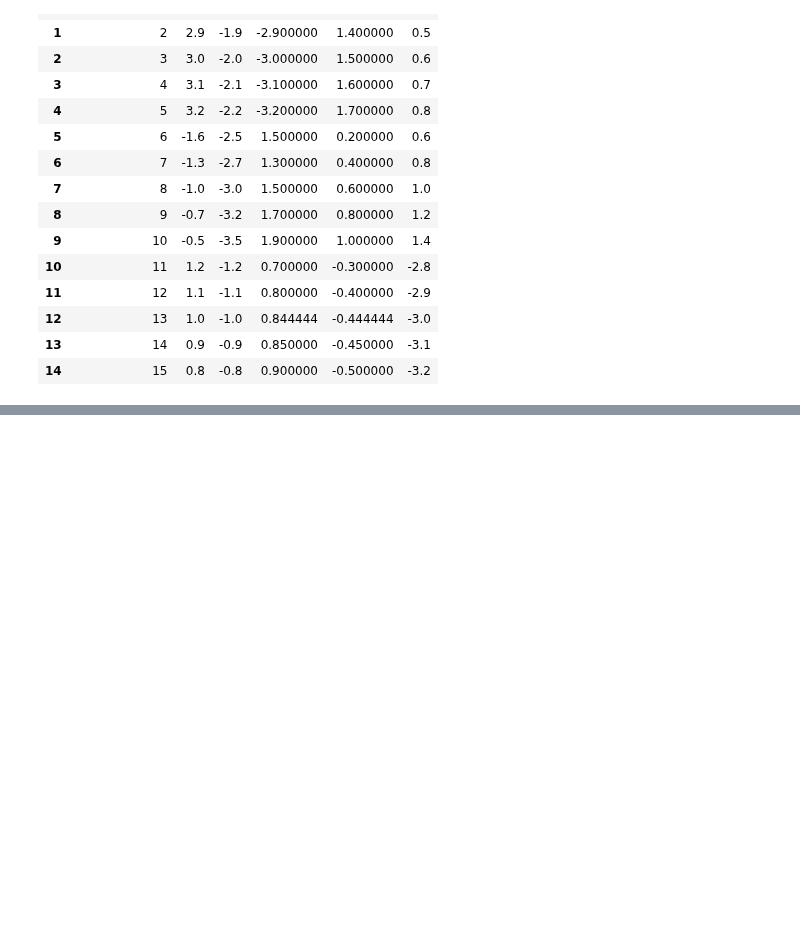
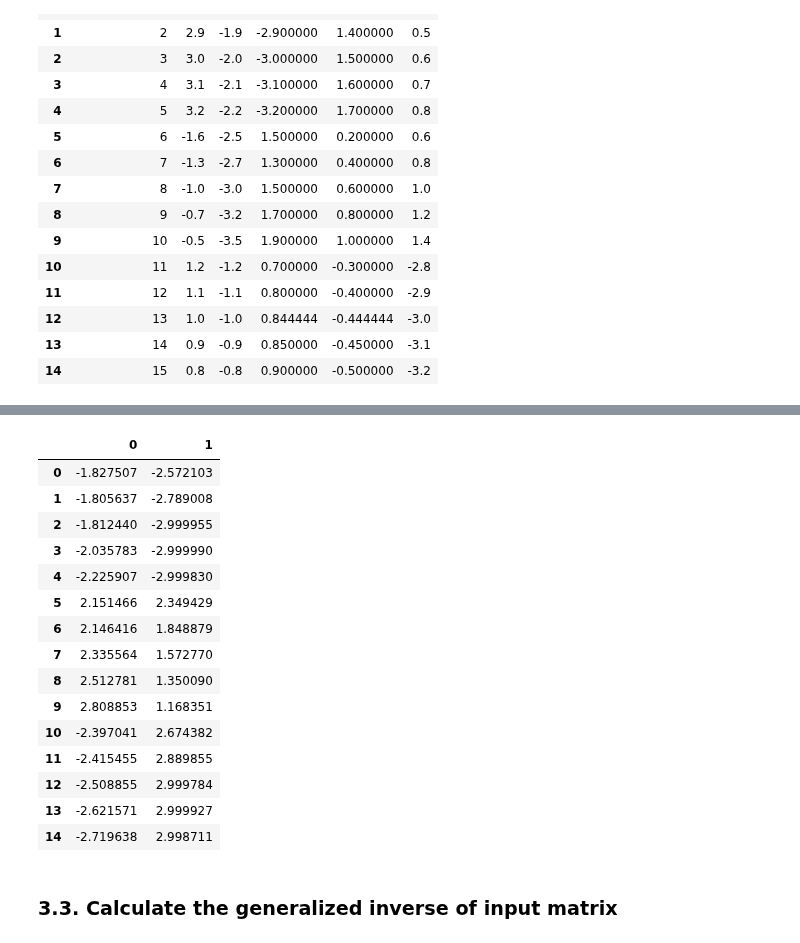
Before and after one commit to radiukpavlo/transition-matrix-ml, a Jupyter notebook: projects/mnist_mds.ipynb, the cells around one changed output, grey strips where cells are left out. Cells and saved outputs as stored; diff of their text form; code cells hidden in the pictures; blank space fills up the shorter version.

```diff
--- a/projects/mnist_mds.ipynb
+++ b/projects/mnist_mds.ipynb
@@ -144,0 +157,20 @@ print(x_2_inter_coordinates)
+# %%
+formal_model_reduced_test = [
+    (-1.827506713, -2.57210291),
+    (-1.805637206, -2.789008261),
+    (-1.812439839, -2.99995456),
+    (-2.035782748, -2.999989808),
+    (-2.225907357, -2.999830184),
+    (2.151465808, 2.349428929),
+    (2.146415535, 1.848879366),
+    (2.335563856, 1.572769993),
+    (2.512780867, 1.350090422),
+    (2.808853361, 1.168351448),
+    (-2.397040617, 2.674381769),
+    (-2.415455455, 2.889854745),
+    (-2.508854802, 2.999784436),
+    (-2.621571267, 2.999927152),
+    (-2.71963759, 2.998711285)
+]
+
+formal_model_reduced_test = pd.DataFrame(formal_model_reduced_test)
@@ -144,0 +179,15 @@ print(x_2_inter_coordinates)
+# %%
+# Receive values from the matrix A DataFrame
+formal_model_reduced_values = formal_model_reduced_test.values
+
+# Calculate SVD
+U, s, Vt = np.linalg.svd(formal_model_reduced_values)
+
+# Construct the full diagonal matrix
+S = np.zeros(formal_model_reduced_values.shape)
+for i in range(min(formal_model_reduced_values.shape)):
+    S[i, i] = s[i]
+
+# print("U:\n", U)
+# print("\nS:\n", S)
+# print("\nVt:\n", Vt)
@@ -144,0 +196,27 @@ print(x_2_inter_coordinates)
+# %%
+# Recompute the original matrix using U, S, and Vt
+reconstructed_matrix = U.dot(S.dot(Vt))
+
+# Convert the reconstructed matrix to a pandas DataFrame, if desired
+reconstructed_df = pd.DataFrame(reconstructed_matrix)
+# %%
+reconstructed_df
+# %% [output]
+|  | 0 | 1 |
+| 0 | -1.827507 | -2.572103 |
+| 1 | -1.805637 | -2.789008 |
+| 2 | -1.812440 | -2.999955 |
+| 3 | -2.035783 | -2.999990 |
+| 4 | -2.225907 | -2.999830 |
+| 5 | 2.151466 | 2.349429 |
+| 6 | 2.146416 | 1.848879 |
+| 7 | 2.335564 | 1.572770 |
+| 8 | 2.512781 | 1.350090 |
+| 9 | 2.808853 | 1.168351 |
+| 10 | -2.397041 | 2.674382 |
+| 11 | -2.415455 | 2.889855 |
+| 12 | -2.508855 | 2.999784 |
+| 13 | -2.621571 | 2.999927 |
+| 14 | -2.719638 | 2.998711 |
+# %% [markdown]
+### 3.3. Calculate the generalized inverse of input matrix
```
Also changed, not shown: parts of 28 cells of this notebook.
